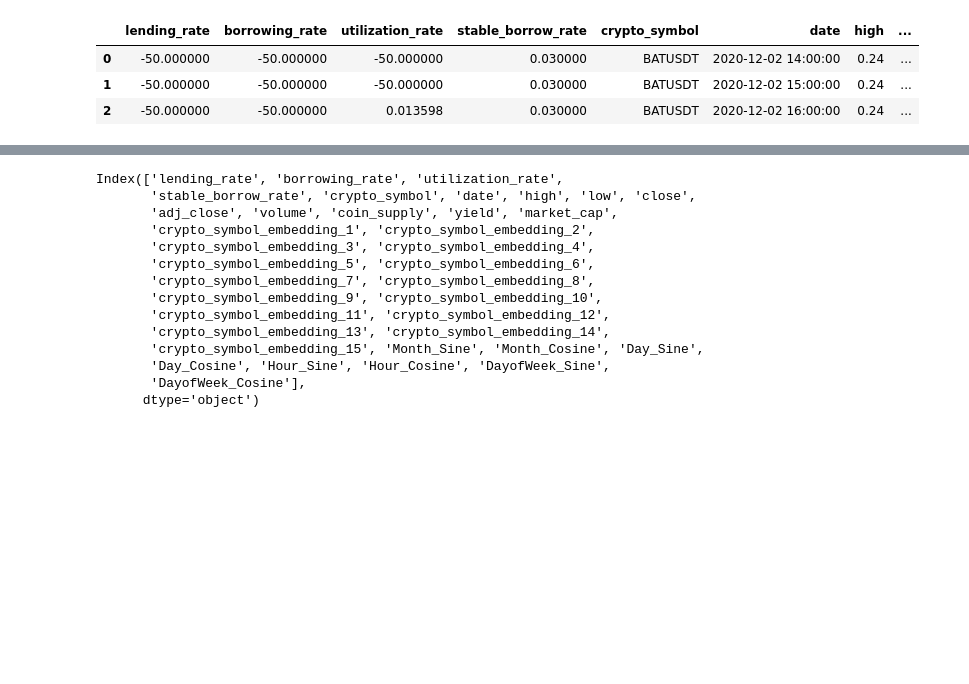
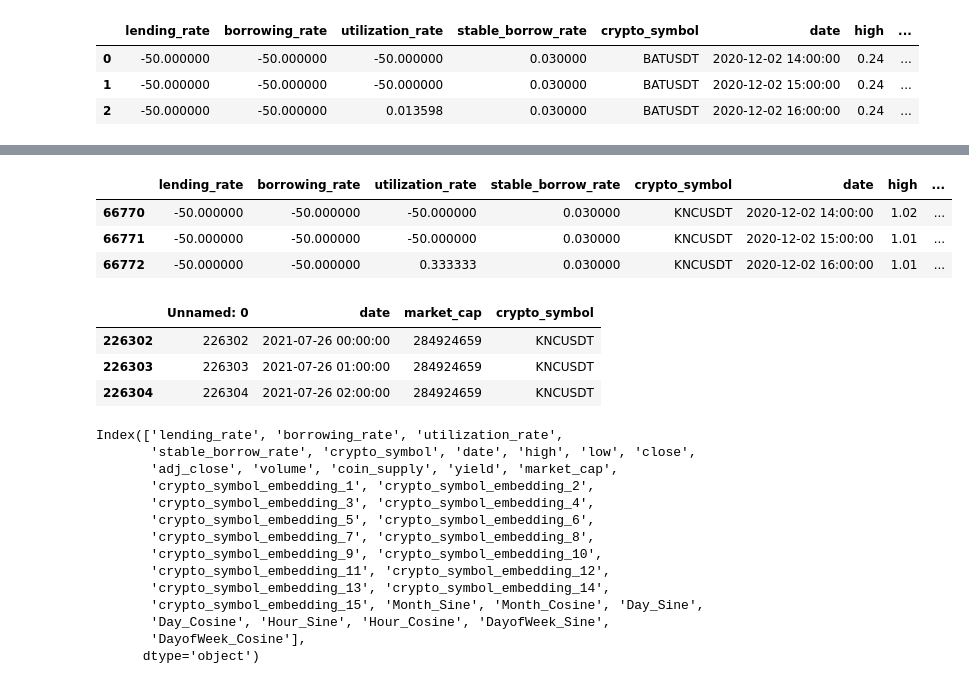
Before and after one commit to nikanhg/Funding_rate_Aave, a Jupyter notebook: Nikan/LSTM_grid_search.ipynb, the cells around one changed output, grey strips where cells are left out. Cells and saved outputs as stored; diff of their text form; code cells hidden in the pictures; blank space fills up the shorter version.

```diff
--- a/Nikan/LSTM_grid_search.ipynb
+++ b/Nikan/LSTM_grid_search.ipynb
@@ -82,0 +101,14 @@ merged_df.head(3)
+# %%
+merged_df[merged_df['market_cap'].isna()].head(3)
+# %% [output]
+|  | lending_rate | borrowing_rate | utilization_rate | stable_borrow_rate | crypto_symbol | date | high | ... |
+| 66770 | -50.000000 | -50.000000 | -50.000000 | 0.030000 | KNCUSDT | 2020-12-02 14:00:00 | 1.02 | ... |
+| 66771 | -50.000000 | -50.000000 | -50.000000 | 0.030000 | KNCUSDT | 2020-12-02 15:00:00 | 1.01 | ... |
+| 66772 | -50.000000 | -50.000000 | 0.333333 | 0.030000 | KNCUSDT | 2020-12-02 16:00:00 | 1.01 | ... |
+# %%
+market_caps[market_caps['crypto_symbol'] == 'KNCUSDT'].head(3)
+# %% [output]
+|  | Unnamed: 0 | date | market_cap | crypto_symbol |
+| 226302 | 226302 | 2021-07-26 00:00:00 | 284924659 | KNCUSDT |
+| 226303 | 226303 | 2021-07-26 01:00:00 | 284924659 | KNCUSDT |
+| 226304 | 226304 | 2021-07-26 02:00:00 | 284924659 | KNCUSDT |
```
Also changed, not shown: parts of 8 cells of this notebook.
